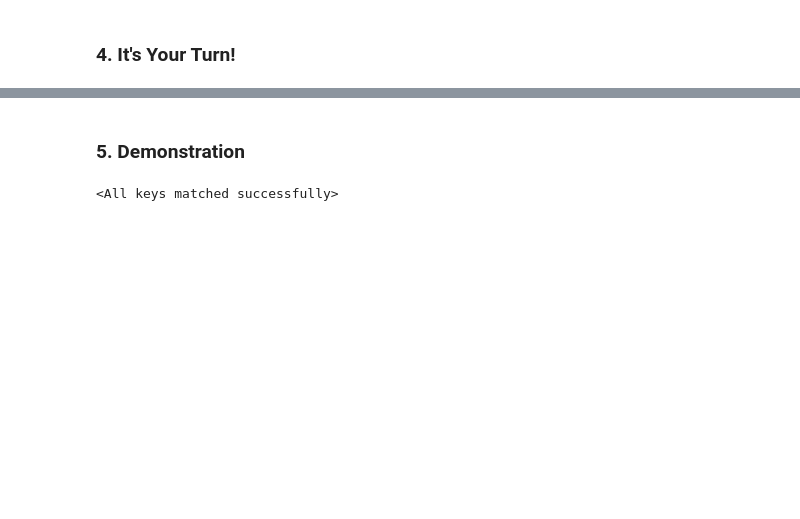
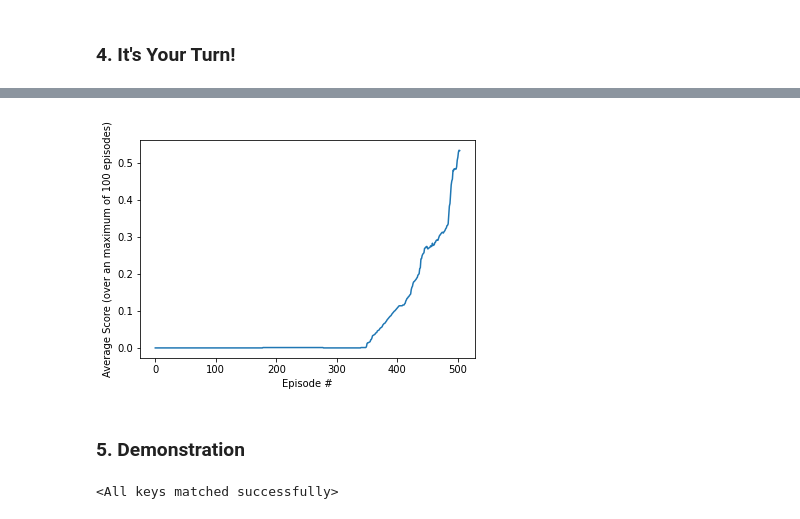
Before and after one commit to sebastian-kleinschmidt/RL_Tennis, a Jupyter notebook: Report.ipynb, the cells around one changed output, grey strips where cells are left out. Saved outputs shown, nothing was run; the diff lists cells and outputs as text; code cells hidden in the pictures; blank space fills up the shorter version.

```diff
--- a/Report.ipynb
+++ b/Report.ipynb
@@ -163,3 +180,13 @@ scores, average_score = ddpg()
+# %%
+# plot the average scores
+fig = plt.figure()
+ax = fig.add_subplot(111)
+plt.plot(np.arange(len(average_score)), average_score)
+plt.ylabel('Average Score (over an maximum of 100 episodes)')
+plt.xlabel('Episode #')
+plt.show()
+# %% [output]
+[figure, added]
 # %% [markdown]
 ### 5. Demonstration
 # %%
```
Also changed, not shown: parts of 4 cells of this notebook, 4 other files.
